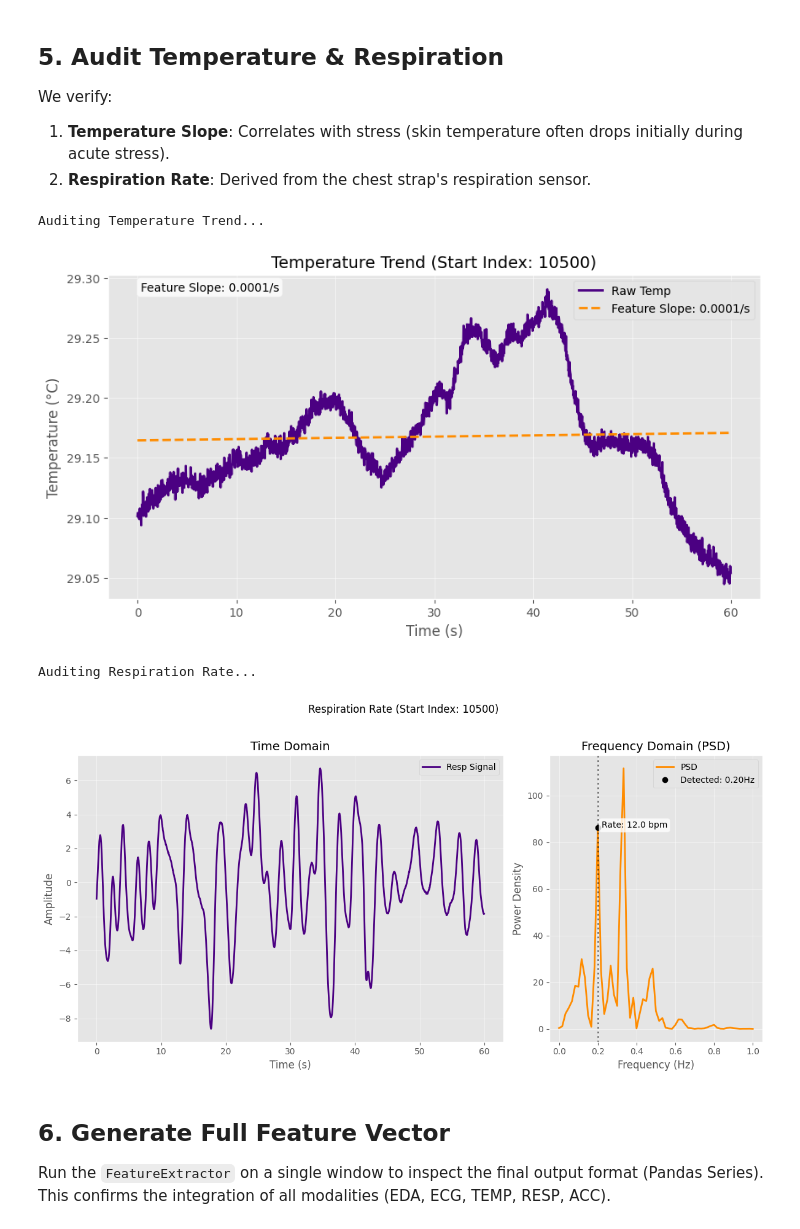
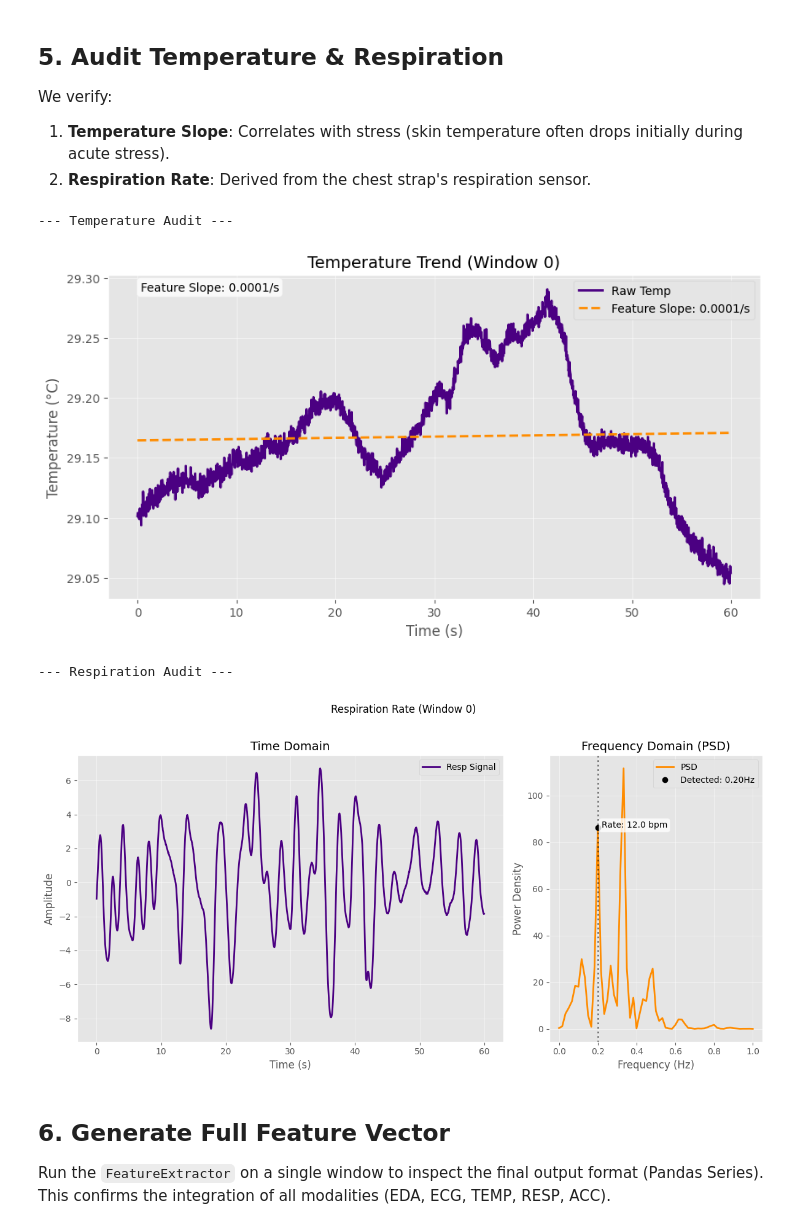
Before and after one commit to gmatteuc/Wearable_stress_biomarker, a Jupyter notebook: notebooks/02_feature_extraction_verification.ipynb, the cells around one changed output. Cells and saved outputs as stored; diff of their text form; code cells hidden in the pictures.

```diff
--- a/notebooks/02_feature_extraction_verification.ipynb
+++ b/notebooks/02_feature_extraction_verification.ipynb
@@ -140,50 +153,50 @@ We verify:
 1.  **Temperature Slope**: Correlates with stress (skin temperature often drops initially during acute stress).
 2.  **Respiration Rate**: Derived from the chest strap's respiration sensor.
 # %%
+# 5. Temperature & Respiration Audit
+
+sensor_loc = config['data'].get('sensor_location', 'chest').upper()
+
 # --- Temperature Audit ---
+print("--- Temperature Audit ---")
 temp_signal = np.array(window['TEMP'])
-
-print("Auditing Temperature Trend...")
-loc = config['data'].get('sensor_location', 'chest').upper()
-
-# Calculate feature first
-feats = extractor._process_temp(temp_signal)
-slope_val = feats['temp_slope']
+# Compute feature
+feats_temp = extractor._process_temp(temp_signal)
+slope_val = feats_temp['temp_slope']
 
 fig_temp = plot_temp_audit(
     time_axis=np.arange(len(temp_signal)) / fs,
     temp_signal=temp_signal,
     slope=slope_val,
-    title=f"Temperature Trend (Start Index: {window['start_idx']})",
-    save_folder=loc
+    title=f"Temperature Trend (Window {audit_idx})",
+    save_folder=sensor_loc
 )
 plt.show()
 
 # --- Respiration Audit ---
+print("--- Respiration Audit ---")
 if 'RESP' in window:
     resp_signal = np.array(window['RESP'])
-    print("Auditing Respiration Rate...")
-
-    # Calculate rate using robust feature extractor logic
-    feats = extractor._process_resp(resp_signal)
-    detected_hz = feats['resp_rate_Hz']
+    # Compute feature
+    feats_resp = extractor._process_resp(resp_signal)
+    detected_hz = feats_resp['resp_rate_Hz']
 
     fig_resp = plot_resp_audit(
         time_axis=np.arange(len(resp_signal)) / fs,
         resp_signal=resp_signal,
         fs=fs,
-        detected_rate=detected_hz, # Explicitly pass the detected rate for visualization
-        title=f"Respiration Rate (Start Index: {window['start_idx']})",
-        save_folder=loc
+        detected_rate=detected_hz,
+        title=f"Respiration Rate (Window {audit_idx})",
+        save_folder=sensor_loc
     )
     plt.show()
 else:
-    print("No RESP signal in this window.")
+    print("Warning: No RESP signal found in window.")
 # %% [output]
-Auditing Temperature Trend...
+--- Temperature Audit ---
-[figure, old version]
+[figure, new version]
-Auditing Respiration Rate...
+--- Respiration Audit ---
-[figure, old version]
+[figure, new version]
 # %% [markdown]
 ## 6. Generate Full Feature Vector
 Run the `FeatureExtractor` on a single window to inspect the final output format (Pandas Series).
```
Also changed, not shown: parts of 7 cells of this notebook, 9 other files.
